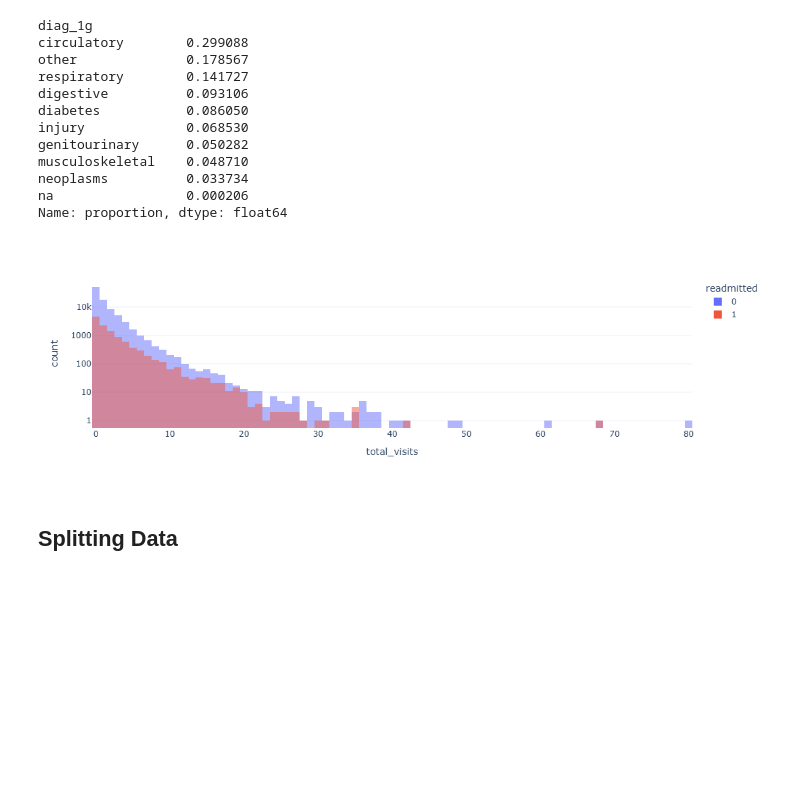
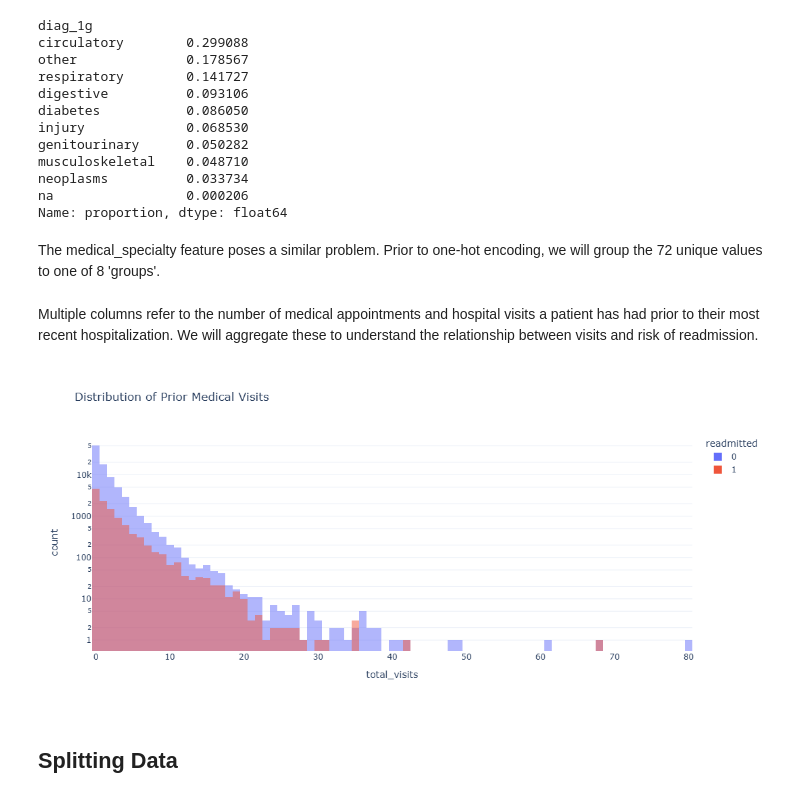
Before and after one commit to TimothyHHMai/diabetes-analysis, a Jupyter notebook: notebooks/tuning.ipynb, the cells around one changed output. Drawn from its saved outputs; the diff is of its cells as text; code cells hidden in the pictures; blank space fills up the shorter version.

Commit message:
Added comments to most of the tuning notebook

```diff
--- a/notebooks/tuning.ipynb
+++ b/notebooks/tuning.ipynb
@@ -69,4 +91,4 @@ fig.show()
 df['glu_tested'] = ~df['max_glu_serum'].isna()
 df['A1C_tested'] = ~df['A1Cresult'].isna()
 
-df['severity'] = df['time_in_hospital'] * (df['number_diagnoses'] + 1)
+df['severity'] = df['time_in_hospital'] * (df['num_medications'] + 1)
@@ -119,6 +144,8 @@ musculoskeletal    0.048710
 neoplasms          0.033734
 na                 0.000206
 Name: proportion, dtype: float64
+# %% [markdown]
+The medical_specialty feature poses a similar problem. Prior to one-hot encoding, we will group the 72 unique values to one of 8 'groups'.
 # %%
 specialty_map = {
     # Internal Medicine
@@ -157,13 +184,16 @@ specialty_map = {
 
 df['specialty_grouped'] = df['medical_specialty'].map(specialty_map).fillna('Unknown')
 #df.drop('medical_specialty', axis=1, inplace=True)
+# %% [markdown]
+Multiple columns refer to the number of medical appointments and hospital visits a patient has had prior to their most recent hospitalization. We will aggregate these to understand the relationship between visits and risk of readmission.
 # %%
 df['total_visits'] = df['number_inpatient'] + df['number_outpatient'] + df['number_emergency']
 
-fig = px.histogram(df, color = 'readmitted', x = 'total_visits', barmode = 'overlay', log_y = True, template = 'plotly_white')
+fig = px.histogram(df, color = 'readmitted', x = 'total_visits', barmode = 'overlay', log_y = True, template = 'plotly_white',
+                  height = 500, width = 800, title = 'Distribution of Prior Medical Visits')
 fig.show()
 # %% [output]
-[figure, old version]
+[figure, new version]
 # %% [markdown]
 ## Splitting Data
 # %%
```
Also changed, not shown: parts of 32 cells of this notebook.
